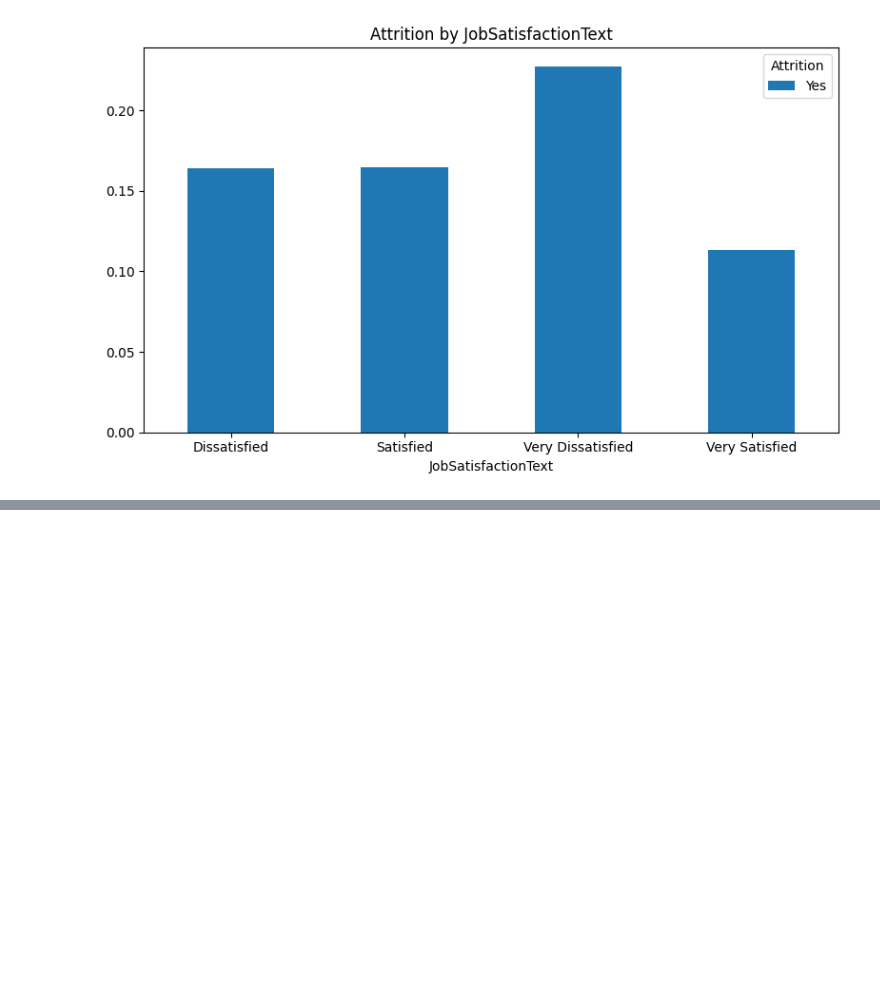
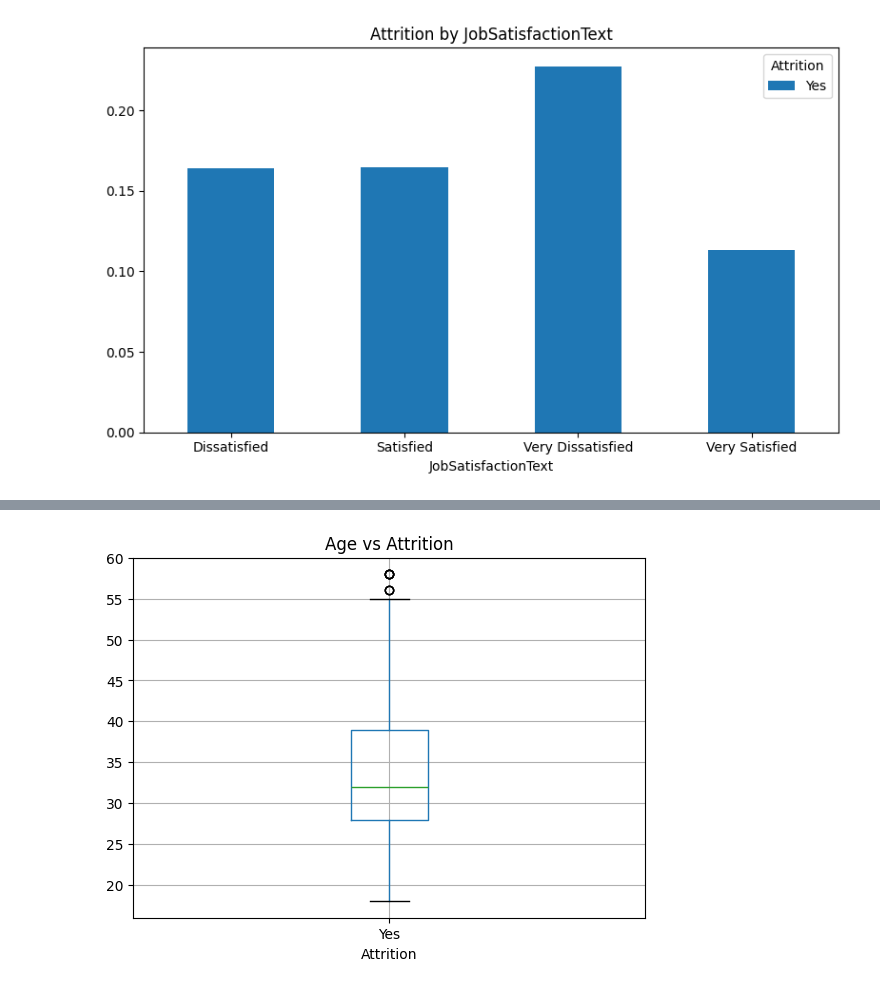
Before and after one commit to ChristianM2409/Portofolioprojekt, a Jupyter notebook: notebooks/Project_HR_Data_analysis.ipynb, the cells around one changed output, grey strips where cells are left out. Drawn from its saved outputs; the diff is of its cells as text; code cells hidden in the pictures; blank space fills up the shorter version.

```diff
--- a/notebooks/Project_HR_Data_analysis.ipynb
+++ b/notebooks/Project_HR_Data_analysis.ipynb
@@ -113,7 +113,7 @@ YearsWithCurrManager        float64
 dtype: object
 # %%
 # Change object in category
-for col in ["EmpID", "AgeGroup","BusinessTravel", "Attrition","Department", "EducationField","Gender", "JobRole","MaritalStatus","SalarySlab", "Over18","OverTime", "JobSatisfactionText"]:
-    df[col] = df[col].astype("category")
+#for col in ["EmpID", "AgeGroup","BusinessTravel", "Attrition","Department", "EducationField","Gender", "JobRole","MaritalStatus","SalarySlab", "Over18","OverTime", "JobSatisfactionText"]:
+#    df[col] = df[col].astype("category")
 
-df.dtypes
+#df.dtypes
@@ -702,0 +818,15 @@ Very Satisfied       0.886957  0.113043
+# %%
+## Check other integer with boxplots: Age
+#only Attrition "Yes"
+df_yes = df[df["Attrition"] == "Yes"]
+
+
+df_yes.boxplot(column="Age", by="Attrition")
+
+ax.set_facecolor("lightgrey")
+
+plt.title("Age vs Attrition")
+plt.suptitle("")
+plt.show()
+# %% [output]
+[figure, added]
```
Also changed, not shown: parts of 16 cells of this notebook.
